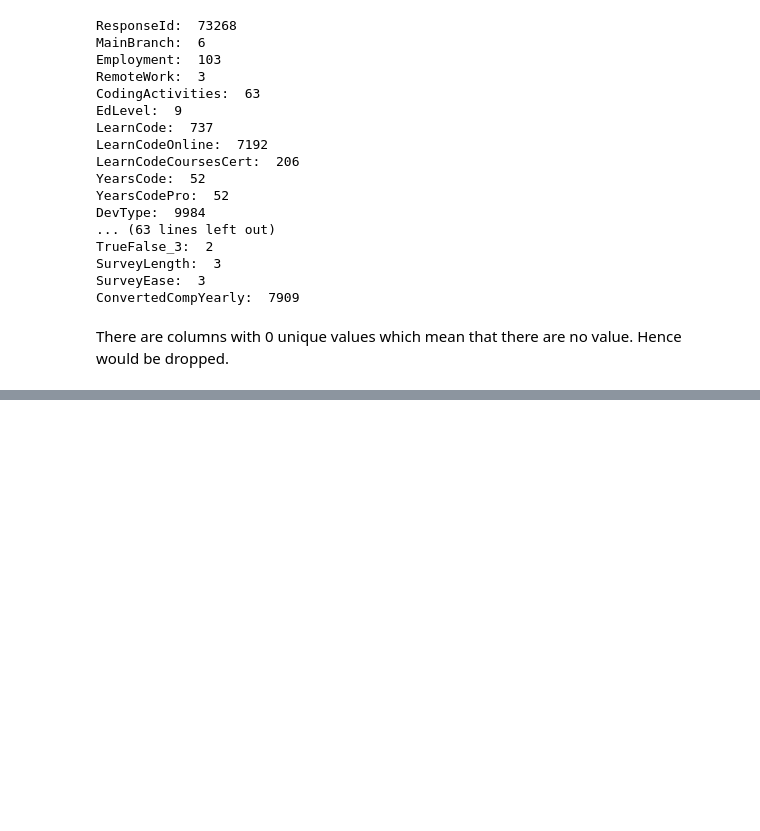
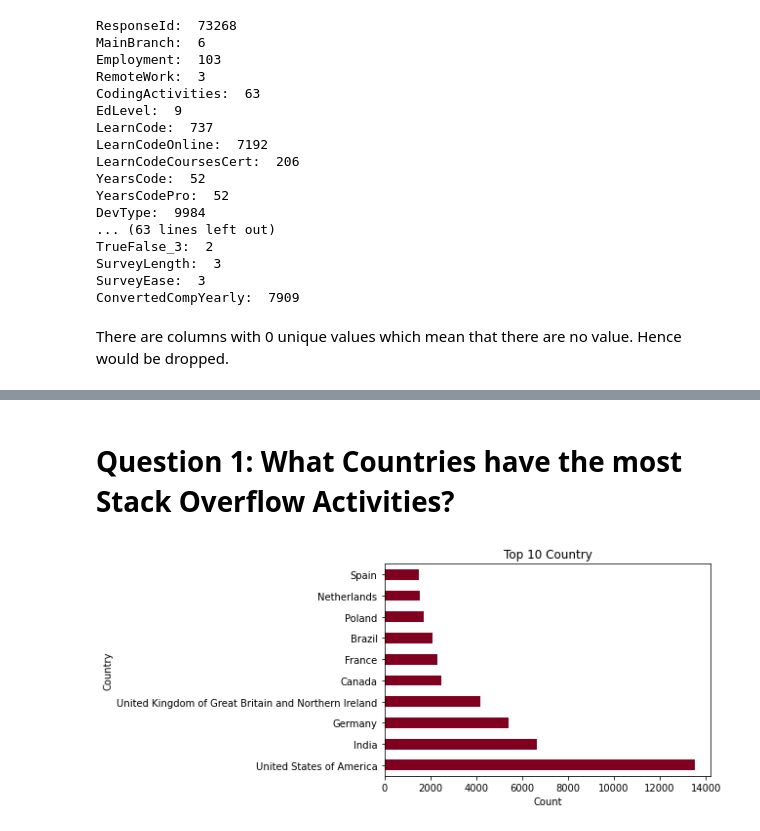
Before and after one commit to VanduFido/Data-Scientist-Blog-Post, a Jupyter notebook: Untitled1.ipynb, the cells around one changed output, grey strips where cells are left out. Drawn from its saved outputs; the diff is of its cells as text; code cells hidden in the pictures; blank space fills up the shorter version.

```diff
--- a/Untitled1.ipynb
+++ b/Untitled1.ipynb
@@ -83,0 +79,5 @@ Length: 79, dtype: int64
+# %%
+# Check for columns with more than 50000 of it's values unique
+for i in df.columns:
+  if (df[i].nunique() >= 50000):
+    print(i + ":  " + str(df[i].nunique()))
@@ -106,0 +141,3 @@ There are columns with 0 unique values which mean that there are no value. Hence
+# %%
+# duplicate the dataset for cleaning
+df1 = df.copy()
@@ -106,0 +146,5 @@ There are columns with 0 unique values which mean that there are no value. Hence
+# %%
+# drop columns with missing values greater than 20000
+for i in df1.columns:
+  if df1[i].isnull().sum() > 20000:
+    df1.drop(i, axis =1, inplace = True)
@@ -106,0 +182,29 @@ There are columns with 0 unique values which mean that there are no value. Hence
+# %%
+# Create function to create bar chart
+def top_plots(a, top, orientation):
+  """
+  """
+  counts = df1[a].value_counts()
+  counts_top = counts.head(top)
+  if orientation in ['h']:
+    counts_top.plot.barh(color = '#800020')
+
+    plt.xlabel('Count')
+    plt.ylabel(str(a))
+    title = 'Top ' + str(top) + ' ' + a
+    plt.title(title)
+    plt.show()
+  else:
+    counts_top.plot.bar(color = '#800020')
+
+    plt.xlabel(str(a))
+    plt.ylabel('Count')
+    title = 'Top ' + str(top) + ' ' + a
+    plt.title(title)
+    plt.show()
+# %% [markdown]
+# Question 1: What Countries have the most Stack Overflow Activities?
+# %%
+top_plots('Country', 10, 'h')
+# %% [output]
+[figure, added]
```
Also changed, not shown: parts of 26 cells of this notebook.
